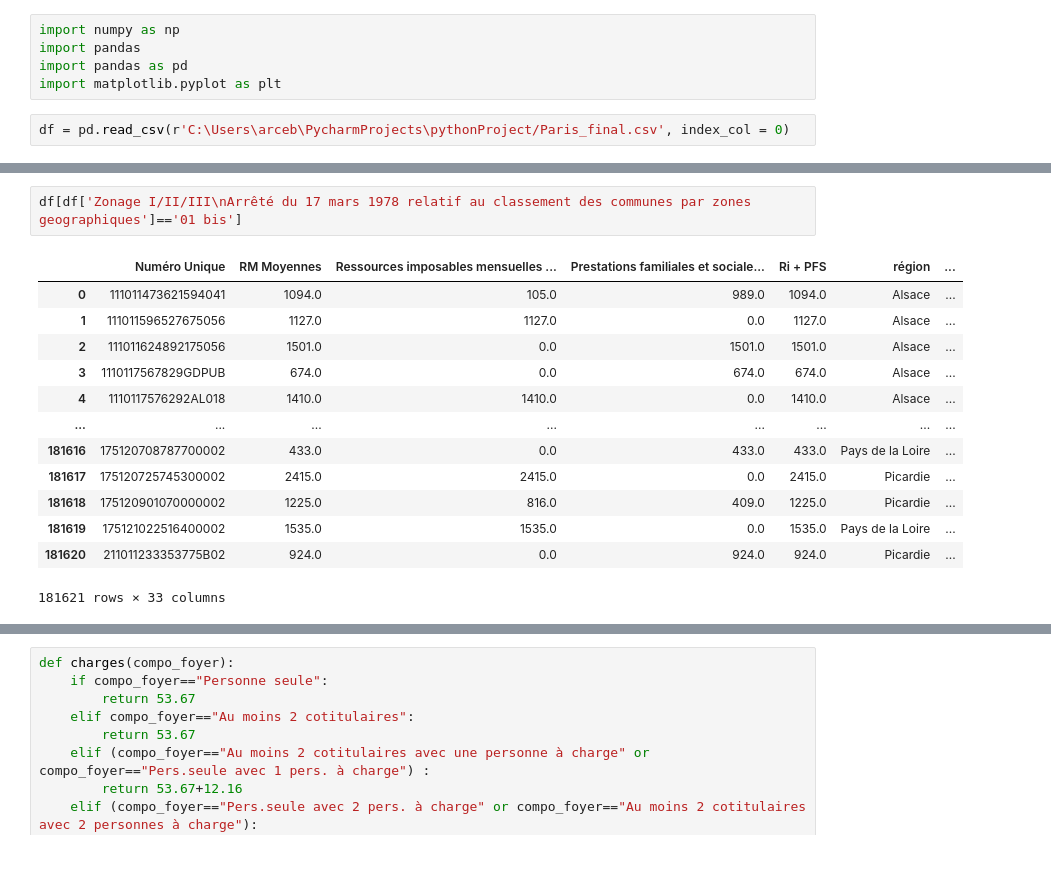
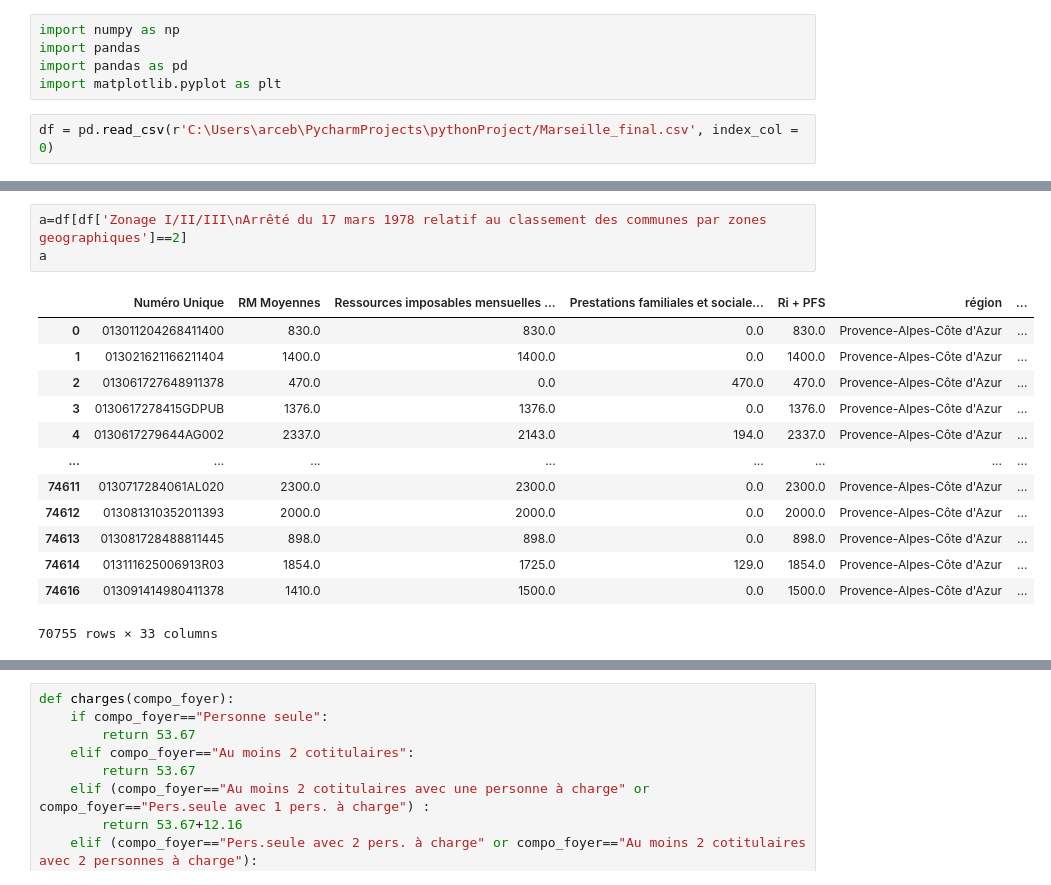
Before and after one commit to cmllbll/Social-Housing-in-France, a Jupyter notebook: Taux effort.ipynb, the cells around one changed output, grey strips where cells are left out. Drawn from its saved outputs; the diff is of its cells as text.

```diff
--- a/Taux effort.ipynb
+++ b/Taux effort.ipynb
@@ -4,7 +4,7 @@ import pandas
 import pandas as pd
 import matplotlib.pyplot as plt
 # %%
-df = pd.read_csv(r'C:\Users\arceb\PycharmProjects\pythonProject/Paris_final.csv', index_col = 0)
+df = pd.read_csv(r'C:\Users\arceb\PycharmProjects\pythonProject/Marseille_final.csv', index_col = 0)
 # %%
 df
 # %% [output]
@@ -24,16 +24,17 @@ df
 # %%
-df[df['Zonage I/II/III\nArrêté du 17 mars 1978 relatif au classement des communes par zones geographiques']=='01 bis']
+a=df[df['Zonage I/II/III\nArrêté du 17 mars 1978 relatif au classement des communes par zones geographiques']==2]
+a
 # %% [output]
 |  | Numéro Unique | RM Moyennes | Ressources imposables mensuelles ... | Prestations familiales et sociale... | Ri + PFS | région | ... |
-| 0 | 111011473621594041 | 1094.0 | 105.0 | 989.0 | 1094.0 | Alsace | ... |
-| 1 | 111011596527675056 | 1127.0 | 1127.0 | 0.0 | 1127.0 | Alsace | ... |
-| 2 | 111011624892175056 | 1501.0 | 0.0 | 1501.0 | 1501.0 | Alsace | ... |
-| 3 | 1110117567829GDPUB | 674.0 | 0.0 | 674.0 | 674.0 | Alsace | ... |
-| 4 | 1110117576292AL018 | 1410.0 | 1410.0 | 0.0 | 1410.0 | Alsace | ... |
+| 0 | 013011204268411400 | 830.0 | 830.0 | 0.0 | 830.0 | Provence-Alpes-Côte d'Azur | ... |
+| 1 | 013021621166211404 | 1400.0 | 1400.0 | 0.0 | 1400.0 | Provence-Alpes-Côte d'Azur | ... |
+| 2 | 013061727648911378 | 470.0 | 0.0 | 470.0 | 470.0 | Provence-Alpes-Côte d'Azur | ... |
+| 3 | 0130617278415GDPUB | 1376.0 | 1376.0 | 0.0 | 1376.0 | Provence-Alpes-Côte d'Azur | ... |
+| 4 | 0130617279644AG002 | 2337.0 | 2143.0 | 194.0 | 2337.0 | Provence-Alpes-Côte d'Azur | ... |
 | ... | ... | ... | ... | ... | ... | ... | ... |
-| 181616 | 175120708787700002 | 433.0 | 0.0 | 433.0 | 433.0 | Pays de la Loire | ... |
-| 181617 | 175120725745300002 | 2415.0 | 2415.0 | 0.0 | 2415.0 | Picardie | ... |
-| 181618 | 175120901070000002 | 1225.0 | 816.0 | 409.0 | 1225.0 | Picardie | ... |
-| 181619 | 175121022516400002 | 1535.0 | 1535.0 | 0.0 | 1535.0 | Pays de la Loire | ... |
-| 181620 | 211011233353775B02 | 924.0 | 0.0 | 924.0 | 924.0 | Picardie | ... |
+| 74611 | 0130717284061AL020 | 2300.0 | 2300.0 | 0.0 | 2300.0 | Provence-Alpes-Côte d'Azur | ... |
+| 74612 | 013081310352011393 | 2000.0 | 2000.0 | 0.0 | 2000.0 | Provence-Alpes-Côte d'Azur | ... |
+| 74613 | 013081728488811445 | 898.0 | 898.0 | 0.0 | 898.0 | Provence-Alpes-Côte d'Azur | ... |
+| 74614 | 013111625006913R03 | 1854.0 | 1725.0 | 129.0 | 1854.0 | Provence-Alpes-Côte d'Azur | ... |
+| 74616 | 013091414980411378 | 1410.0 | 1500.0 | 0.0 | 1500.0 | Provence-Alpes-Côte d'Azur | ... |
-181621 rows × 33 columns
+70755 rows × 33 columns
```
Also changed, not shown: parts of 25 cells of this notebook.
